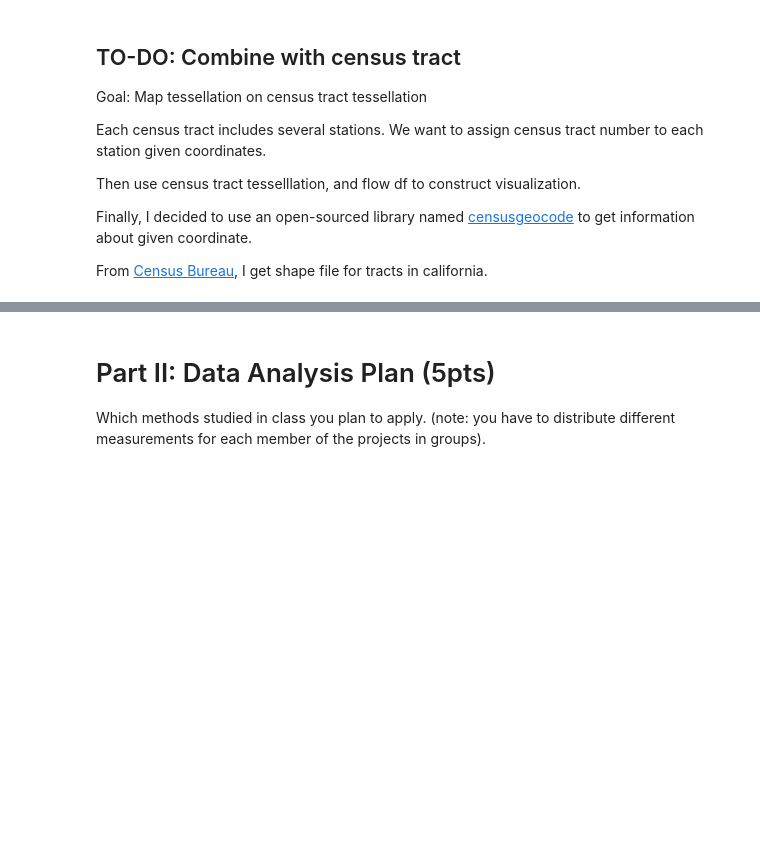
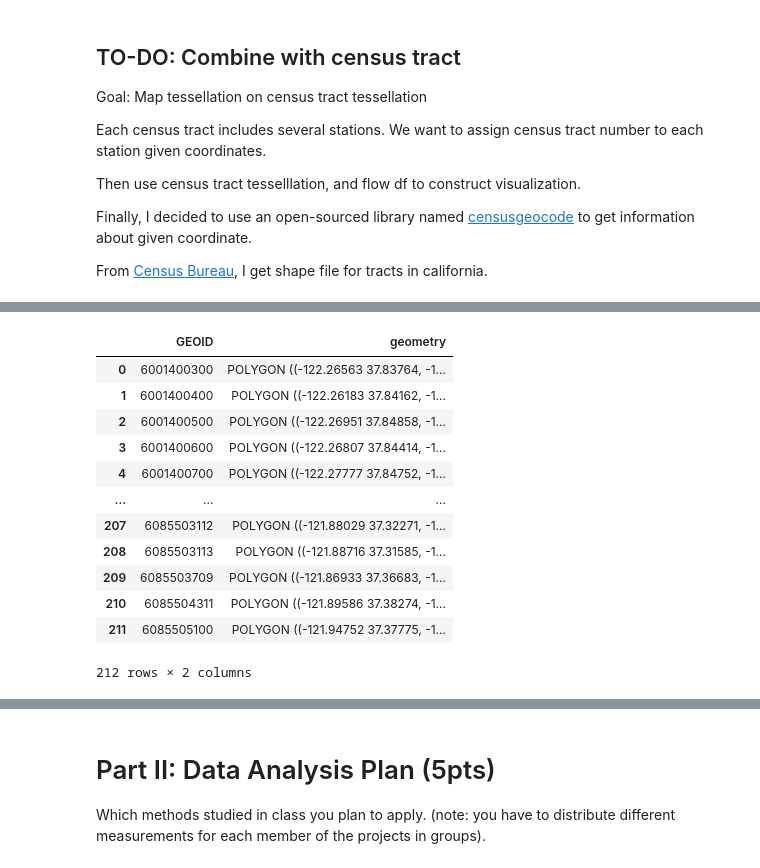
Before and after one commit to 6shun/Lyft-BayWheel, a Jupyter notebook: CE263_Project.ipynb, the cells around one changed output, grey strips where cells are left out. Drawn from its saved outputs; the diff is of its cells as text; code cells hidden in the pictures; blank space fills up the shorter version.

```diff
--- a/CE263_Project.ipynb
+++ b/CE263_Project.ipynb
@@ -486,0 +448,30 @@ station_tess_df_new.groupby('GEOID')
+# %%
+# Groupby GEOID
+tess_geoid = pd.DataFrame(station_tess.groupby('GEOID').sum()).drop(axis=1,columns='tile_ID')
+tess_geoid['tile_ID'] = tess_geoid.index
+tess_geoid.reset_index(level=0, inplace=True)
+tess_geoid
+
+# Add polygon for each tile_ID
+tess_geoid = tess_geoid.merge(locations, on='GEOID')
+#tess_geoid_clean = tess_geoid[['GEOID', 'geometry','start_frequency', 'return_frequency']]
+tess_geoid_clean = tess_geoid[['GEOID', 'geometry']]
+
+# Turn tess_geoid into a gpd dataframe
+tess_geoid = gpd.GeoDataFrame(tess_geoid)
+tess_geoid_clean = gpd.GeoDataFrame(tess_geoid_clean)
+tess_geoid_clean # 212 rows
+# %% [output]
+|  | GEOID | geometry |
+| 0 | 6001400300 | POLYGON ((-122.26563 37.83764, -1... |
+| 1 | 6001400400 | POLYGON ((-122.26183 37.84162, -1... |
+| 2 | 6001400500 | POLYGON ((-122.26951 37.84858, -1... |
+| 3 | 6001400600 | POLYGON ((-122.26807 37.84414, -1... |
+| 4 | 6001400700 | POLYGON ((-122.27777 37.84752, -1... |
+| ... | ... | ... |
+| 207 | 6085503112 | POLYGON ((-121.88029 37.32271, -1... |
+| 208 | 6085503113 | POLYGON ((-121.88716 37.31585, -1... |
+| 209 | 6085503709 | POLYGON ((-121.86933 37.36683, -1... |
+| 210 | 6085504311 | POLYGON ((-121.89586 37.38274, -1... |
+| 211 | 6085505100 | POLYGON ((-121.94752 37.37775, -1... |
+212 rows × 2 columns
```
Also changed, not shown: parts of 29 cells of this notebook, 3 other files.
